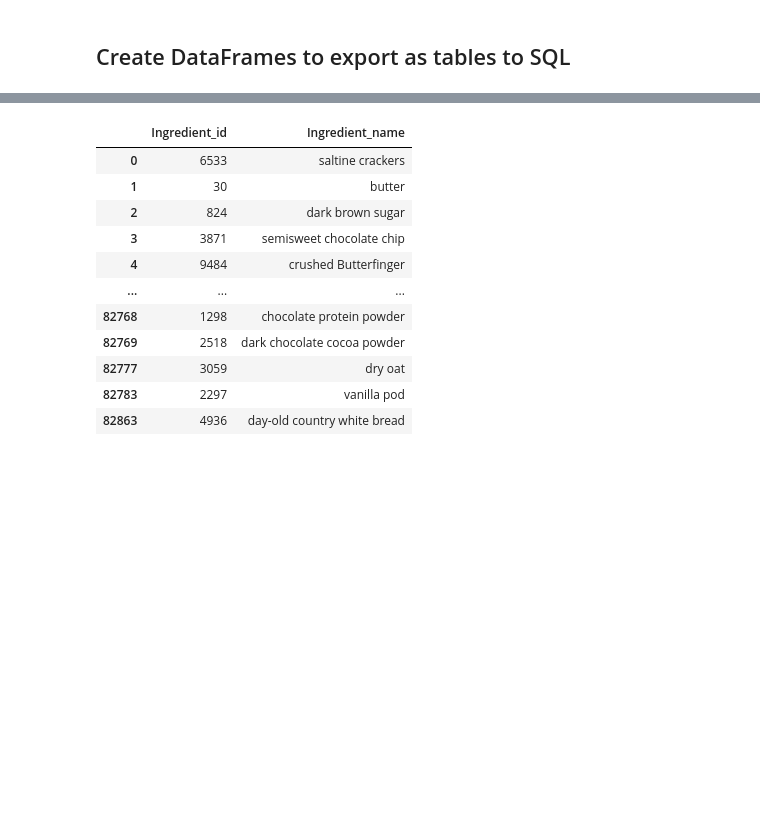
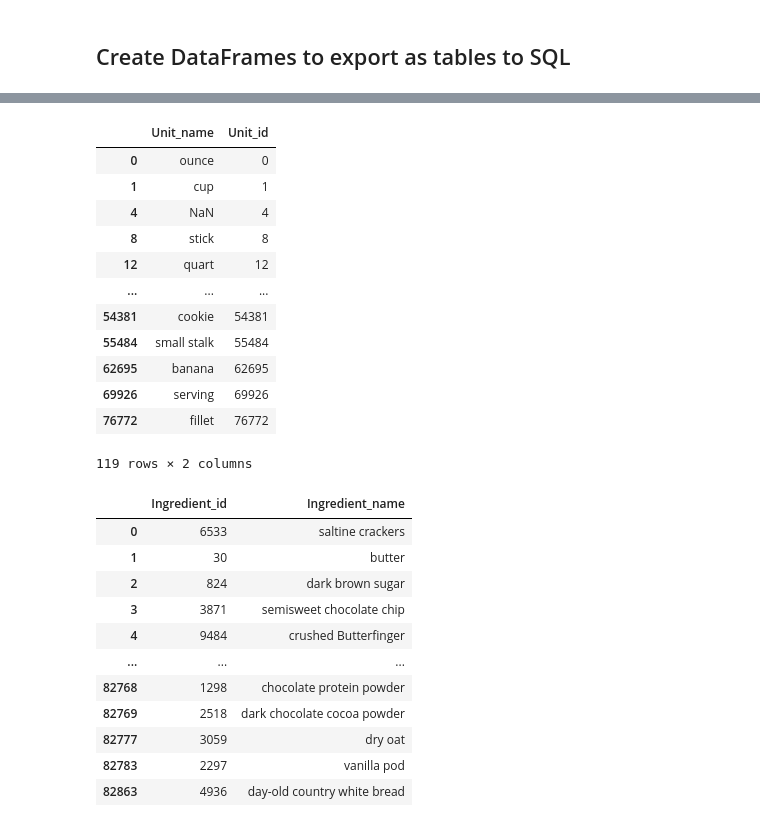
Before and after one commit to AndresCBF/IronHack, a Jupyter notebook: Projetos/ETL Tasty/Appi Tasty.ipynb, the cells around one changed output, grey strips where cells are left out. Drawn from its saved outputs; the diff is of its cells as text; code cells hidden in the pictures; blank space fills up the shorter version.

```diff
--- a/Projetos/ETL Tasty/Appi Tasty.ipynb
+++ b/Projetos/ETL Tasty/Appi Tasty.ipynb
@@ -412,5 +418,26 @@ country
 | 34548 | South Africa | 34548 |
 | 45967 | Laos | 45967 |
+# %%
+df_recepies = df_recepies.drop('Unit_id', axis = 1)
+measurements = df_recepies[['Unit_name']]
+measurements= measurements.drop_duplicates()
+measurements['Unit_id'] = measurements.index
+df_recepies = df_recepies.join(measurements.set_index('Unit_name'), on='Unit_name')
+measurements
+# %% [output]
+|  | Unit_name | Unit_id |
+| 0 | ounce | 0 |
+| 1 | cup | 1 |
+| 4 | NaN | 4 |
+| 8 | stick | 8 |
+| 12 | quart | 12 |
+| ... | ... | ... |
+| 54381 | cookie | 54381 |
+| 55484 | small stalk | 55484 |
+| 62695 | banana | 62695 |
+| 69926 | serving | 69926 |
+| 76772 | fillet | 76772 |
+119 rows × 2 columns
 # %%
 ingredients = df_recepies[['Ingredient_id','Ingredient_name']]
 ingredients= ingredients.drop_duplicates()
```
Also changed, not shown: parts of 34 cells of this notebook, 2 other files.
